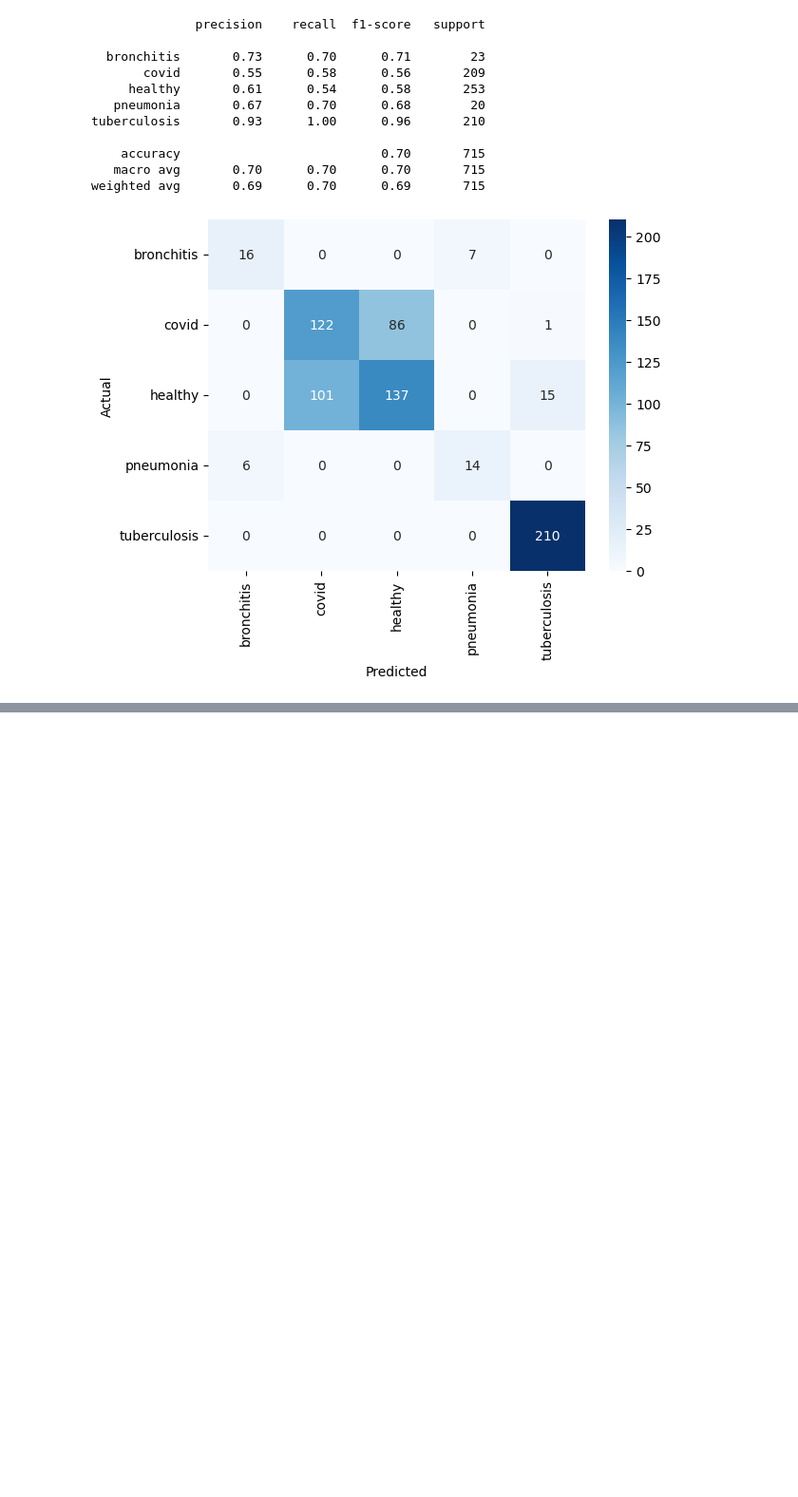
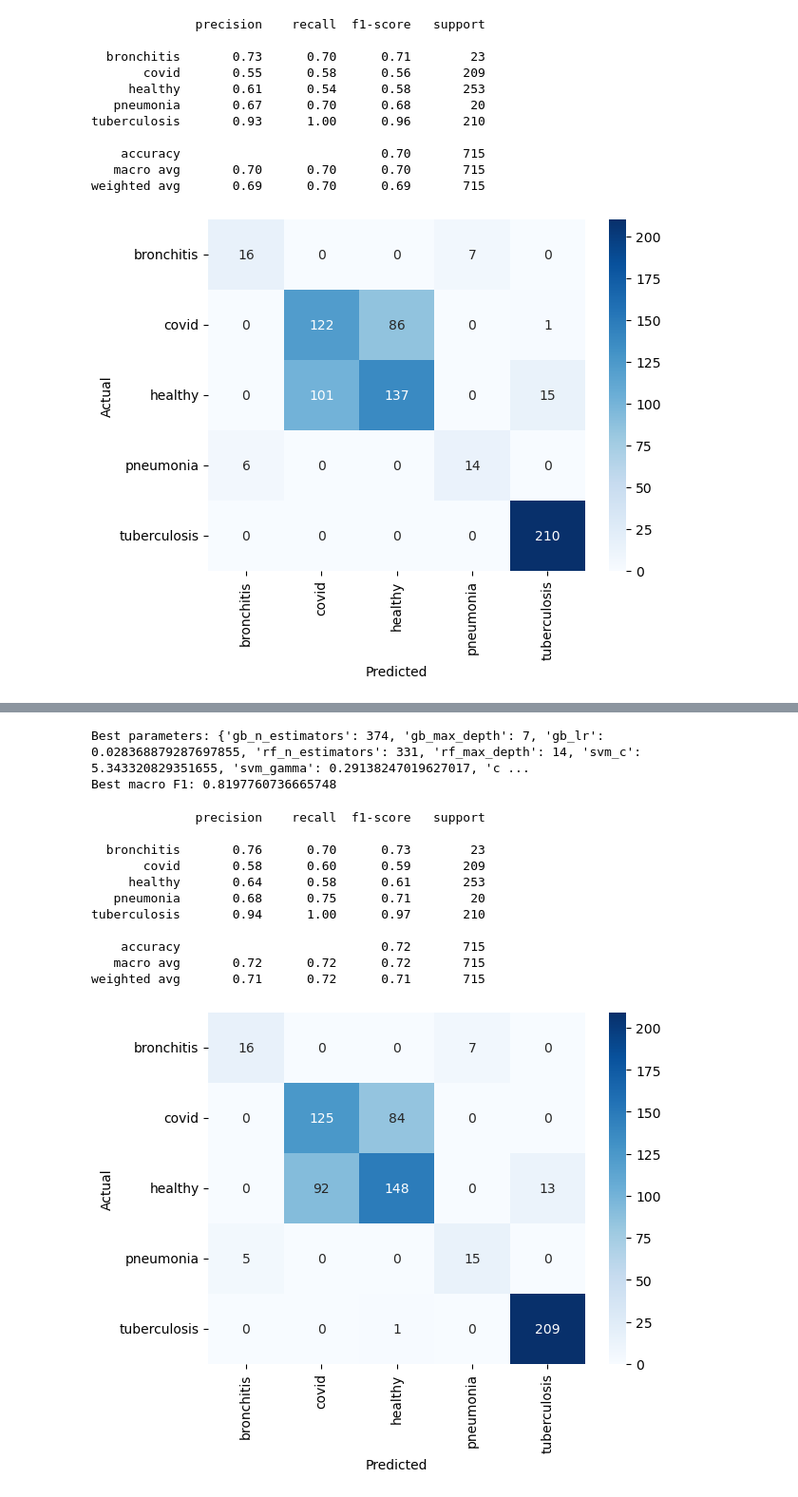
Before and after one commit to asnkunv/respiratory-disease-screening, a Jupyter notebook: notebooks/03_classical_ml.ipynb, the cells around one changed output, grey strips where cells are left out. Shown at 95% size. Drawn from its saved outputs; the diff is of its cells as text; code cells hidden in the pictures; blank space fills up the shorter version.

```diff
--- a/notebooks/03_classical_ml.ipynb
+++ b/notebooks/03_classical_ml.ipynb
@@ -5,10 +5,21 @@ import pandas as pd
 import matplotlib.pyplot as plt
 import seaborn as sns
 
+
+import warnings
+import optuna
+from sklearn.model_selection import cross_val_score
+
+warnings.filterwarnings('ignore', category=FutureWarning)
+
+optuna.logging.set_verbosity(optuna.logging.WARNING)
+
 from sklearn.model_selection import (
     train_test_split, GroupShuffleSplit, StratifiedKFold,
     StratifiedGroupKFold, cross_validate
 )
+
+from sklearn.decomposition import PCA
 from sklearn.preprocessing import StandardScaler, LabelEncoder
 from sklearn.linear_model import LogisticRegression
 from sklearn.ensemble import RandomForestClassifier, GradientBoostingClassifier
@@ -233,0 +407,60 @@ weighted avg       0.69      0.70      0.69       715
+# %%
+study = optuna.create_study(direction='maximize', study_name='respiratory_voting_ensemble_tuning')
+study.optimize(objective, n_trials=30, show_progress_bar=True)
+
+print("Best parameters:", study.best_params)
+print("Best macro F1:", study.best_value)
+# %% [output]
+Best parameters: {'gb_n_estimators': 374, 'gb_max_depth': 7, 'gb_lr': 0.028368879287697855, 'rf_n_estimators': 331, 'rf_max_depth': 14, 'svm_c': 5.343320829351655, 'svm_gamma': 0.29138247019627017, 'c ...
+Best macro F1: 0.8197760736665748
+# %%
+best_params = study.best_params
+
+final_model = VotingClassifier(estimators=[
+    ('gb', GradientBoostingClassifier(
+        n_estimators=best_params['gb_n_estimators'],
+        max_depth=best_params['gb_max_depth'],
+        learning_rate=best_params['gb_lr'],
+        random_state=42
+    )),
+    ('rf', RandomForestClassifier(
+        n_estimators=best_params['rf_n_estimators'],
+        max_depth=best_params['rf_max_depth'],
+        class_weight='balanced',
+        random_state=42
+    )),
+    ('svm', SVC(
+        C=best_params['svm_c'],
+        gamma=best_params['svm_gamma'],
+        kernel='rbf', class_weight='balanced', probability=True, random_state=42
+    )),
+    ('catboost', CatBoostClassifier(
+        iterations=best_params['cb_iterations'],
+        depth=best_params['cb_depth'],
+        random_state=42, verbose=0
+    ))
+], voting='soft')
+
+final_model.fit(X_train_resampled, y_train_resampled)
+
+final_predictions = final_model.predict(X_test_scaled)
+print(classification_report(y_test, final_predictions, zero_division=0))
+
+cm_final = confusion_matrix(y_test, final_predictions, labels=final_model.classes_)
+sns.heatmap(cm_final, annot=True, fmt='d', xticklabels=final_model.classes_, yticklabels=final_model.classes_, cmap='Blues')
+plt.xlabel('Predicted')
+plt.ylabel('Actual')
+plt.show()
+# %% [output]
+              precision    recall  f1-score   support
+
+  bronchitis       0.76      0.70      0.73        23
+       covid       0.58      0.60      0.59       209
+     healthy       0.64      0.58      0.61       253
+   pneumonia       0.68      0.75      0.71        20
+tuberculosis       0.94      1.00      0.97       210
+
+    accuracy                           0.72       715
+   macro avg       0.72      0.72      0.72       715
+weighted avg       0.71      0.72      0.71       715
+[figure, added]
```
Also changed, not shown: parts of 6 cells of this notebook.
